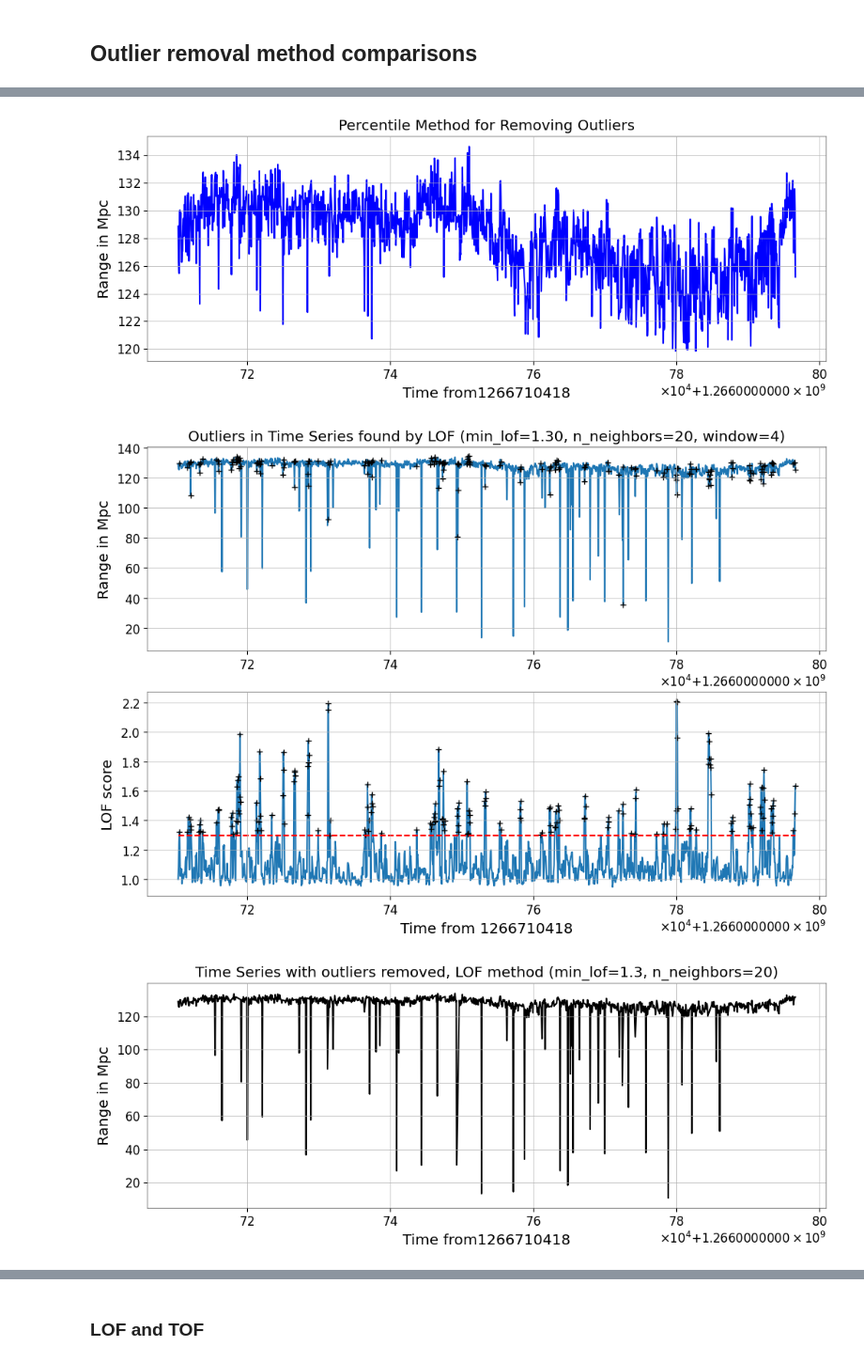
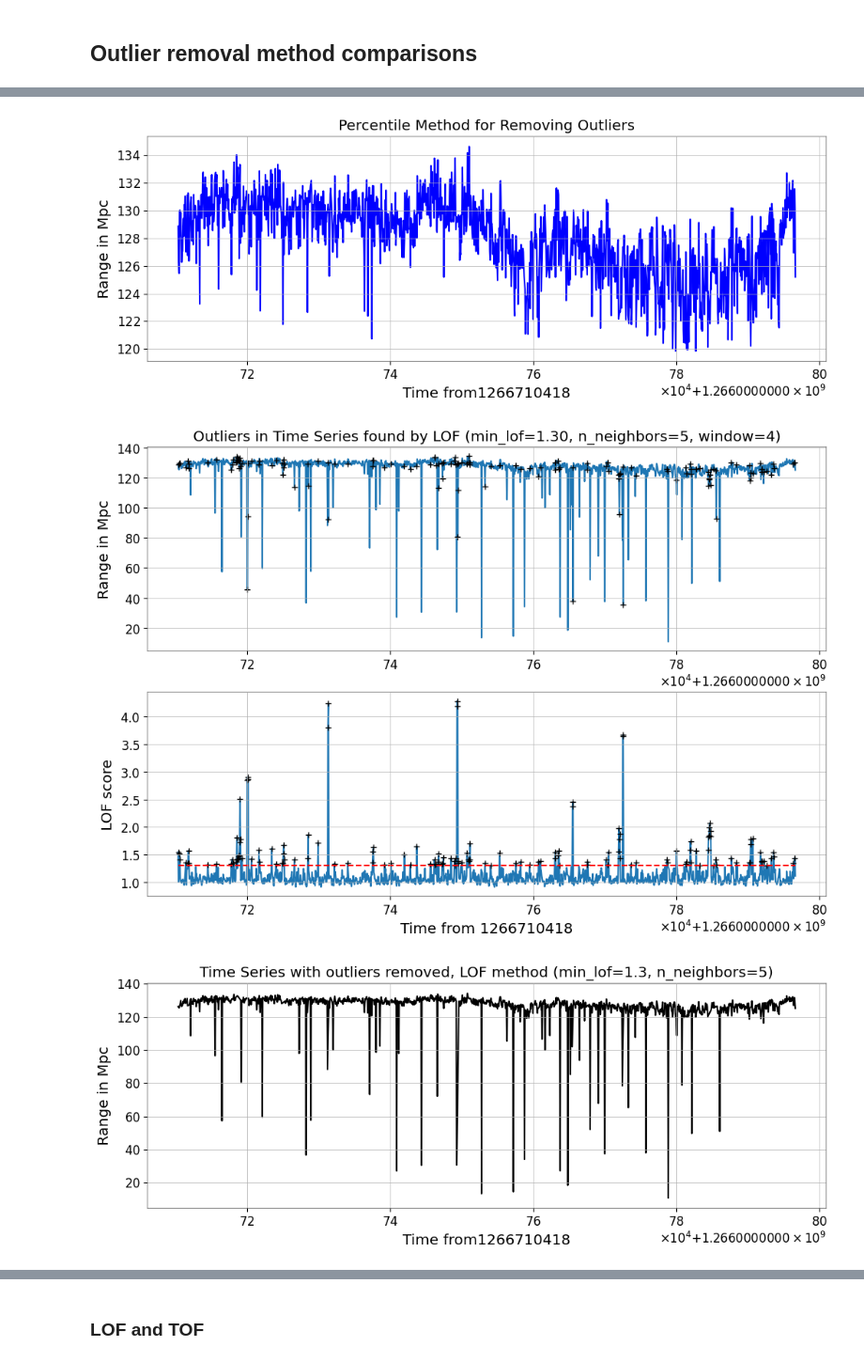
Before and after one commit to JulianZDing/LOFscratch, a Jupyter notebook: OutlierRemoval.ipynb, the cells around one changed output, grey strips where cells are left out. Shown at 94% size. Cells and saved outputs as stored; diff of their text form; code cells hidden in the pictures.

Commit message:
Add wrap-around padding

```diff
--- a/OutlierRemoval.ipynb
+++ b/OutlierRemoval.ipynb
@@ -158,24 +158,29 @@ class WindowedLocalOutlierFactor(LocalOutlierFactor):
     def __init__(self, **kwargs):
         self._window = kwargs.get('window', 20)
         self._offset = kwargs.get('offset', 0.5)
+        self._wrap = kwargs.get('wrap', True)
         try:
             del kwargs['window']
             del kwargs['offset']
+            del kwargs['wrap']
         except KeyError:
             pass
         super().__init__(**kwargs)
 
     def _get_rolling_windows(self, data):
-        data_length = data.size
         offset = self._offset
         window = self._window
         offset_idx = int(offset*window)
-        # Pad beginning and end of data using constant extrapolation
-        if offset_idx > 0:
-            data = numpy.insert(data, 0, numpy.full(offset_idx, data[0]))
-        end_padding = window - offset_idx - 1
-        if end_padding > 0:
-            data = numpy.append(data, numpy.full(end_padding, data[-1]))
+        end_padding = (window - offset_idx) - 1
+        # Padding by wrapping
+        if self._wrap:
+            data_length = data.size
+            if offset_idx > 0:
+                data = numpy.insert(data, 0, data[-offset_idx:])
+            if end_padding > 0:
+                data = numpy.append(data, data[0:end_padding])
+        else:
+            data_length = data.size - (window-1)
         # Stack offset data to make higher-dimensional embedding
         frames = [data[i:data_length+i] for i in range(window)]
         windows = numpy.stack(frames, axis=-1)
@@ -379,7 +381,7 @@ fig4.show()
 
 # Basic LOF method
 min_lof = 1.3
-n_neighbors = 20
+n_neighbors = 5
 window=4
 ts3 = TimeSeries.get(channel, start, end)
 outliers, lofs = find_lof_outliers_window(ts3, min_lof, n_neighbors, window)
@@ -435,6 +437,6 @@ Right endpoint was clipped, filling back with constant interpolation
 [figure]
 [figure]
 [figure]
 [figure]
-[figure, old version]
+[figure, new version]
-[figure, old version]
+[figure, new version]
```
Also changed, not shown: parts of 3 cells of this notebook, 3 other files.
